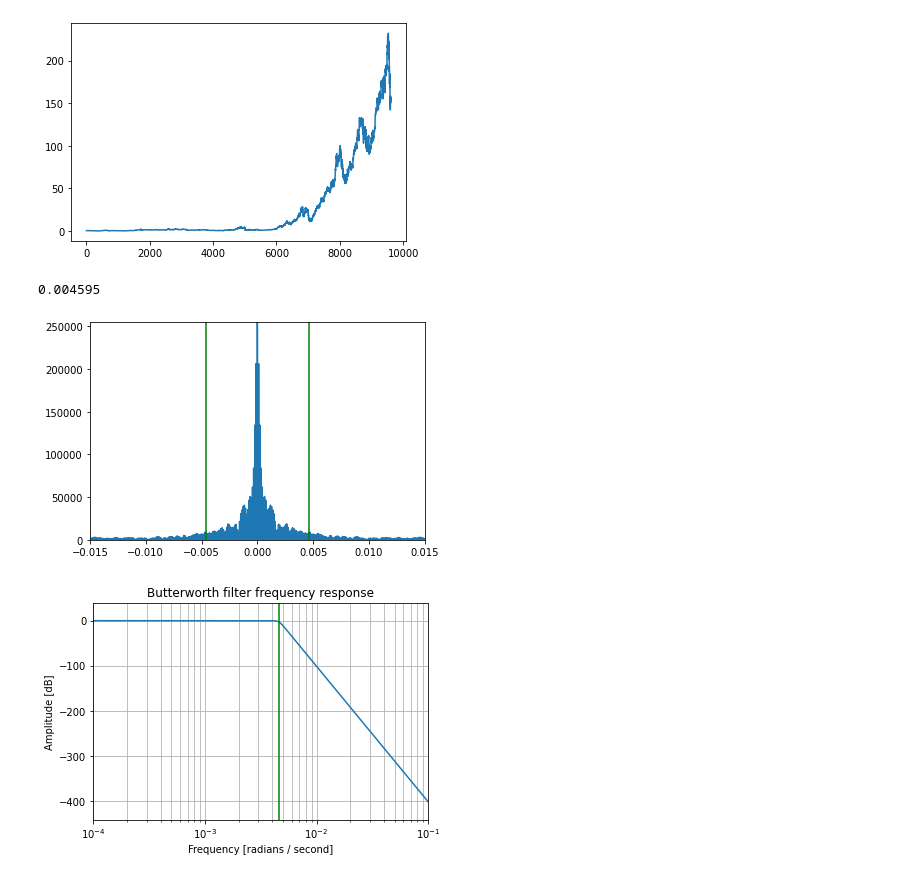
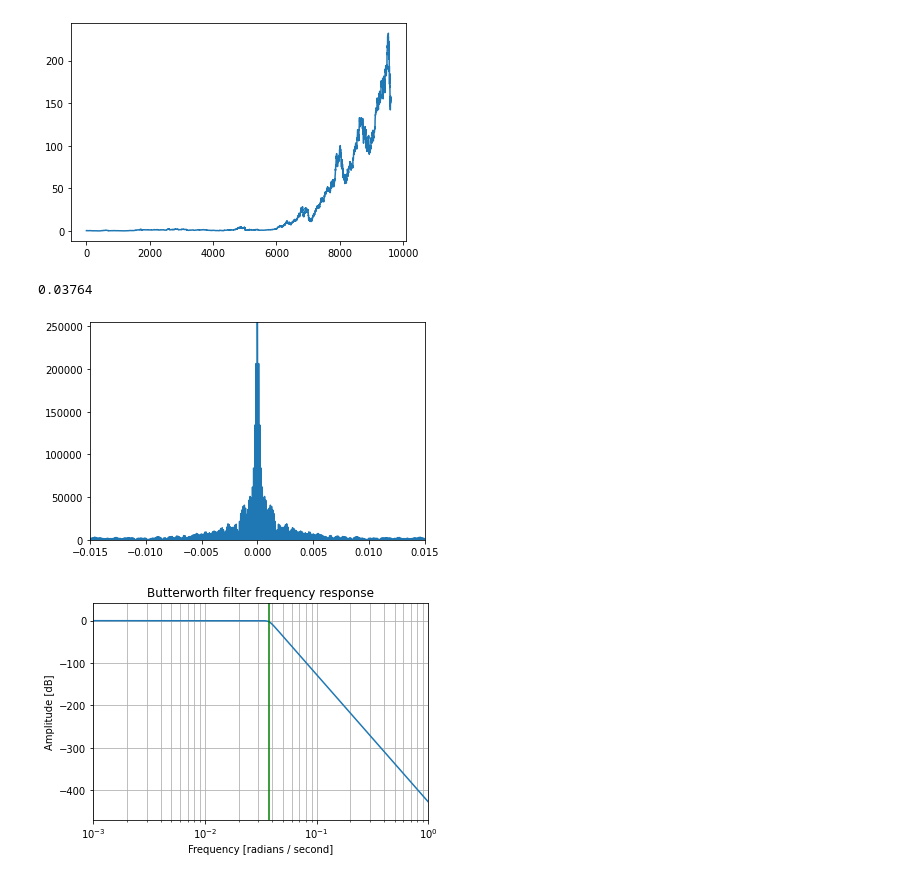
Before and after one commit to yassinkortam/ma_analysis, a Jupyter notebook: ma_analysis.ipynb, the cells around one changed output. Saved outputs shown, nothing was run; the diff lists cells and outputs as text; code cells hidden in the pictures.

```diff
--- a/ma_analysis.ipynb
+++ b/ma_analysis.ipynb
@@ -43,38 +44,38 @@ def band(Exx, energy, N):
             break
     return w
 # %%
-Ep = 1 #percent energy band
+Ep = 1.01 #percent energy band
 fft_len = 200000
 data_fft = fft.fftshift(fft.fft(data, fft_len))
 data_freq = fft.fftshift(fft.fftfreq(fft_len))
 
 N = len(data_freq)
 Exx_data = abs(data)**2
 Exx_fft = (abs(data_fft)**2)/N
 energy = sum(Exx_data)
 
 energy = Ep*energy
 b = data_freq[band(Exx_fft, energy, N)]
 
 #"""
 B = 0.01
 plt.figure()
 plt.axis([-B*1.5,B*1.5,0,max(data_fft)])
 plt.plot(data_freq, data_fft)
 plt.axvline(b, color='green') # cutoff frequency
 plt.axvline(data_freq[round(len(data_freq)/2)]-b, color='green') # cutoff frequency
 #"""
 
 """
 plt.figure()
 f, Pxx_spec = signal.welch(data)
 plt.plot(f, Pxx_spec)
 """
 
 print(b)
 # %% [output]
-0.004595
+0.03764
-[figure, old version]
+[figure, new version]
 # %%
 N = 15
 W = b
@@ -90,4 +91,4 @@ plt.grid(which='both', axis='both')
 plt.axvline(W, color='green') # cutoff frequency
 plt.show()
 # %% [output]
-[figure, old version]
+[figure, new version]
```
Also changed, not shown: parts of 5 cells of this notebook.
